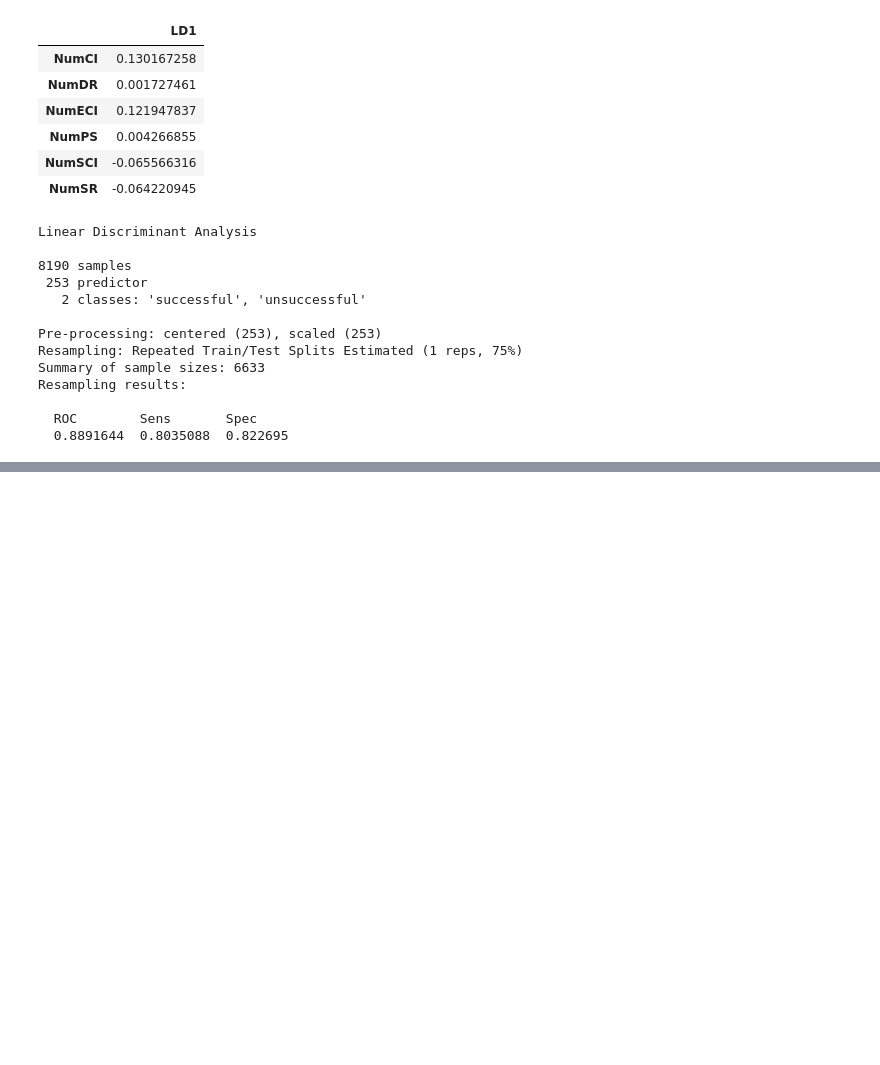
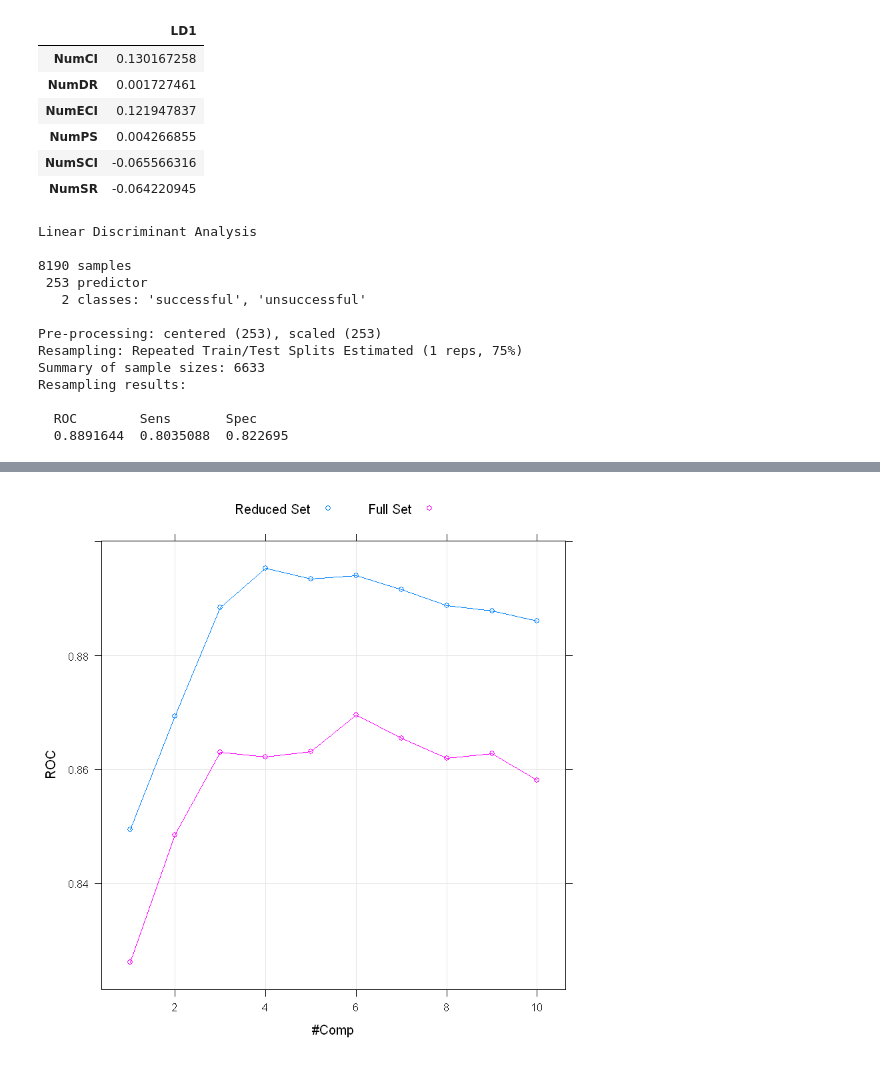
Before and after one commit to Randallzoeng/BookClub, a Jupyter notebook: AppliedPredictiveModeling/Chap. 12 Discriminant Analysis and Other Linear Classification Models.ipynb, the cells around one changed output, grey strips where cells are left out. Cells and saved outputs as stored; diff of their text form; code cells hidden in the pictures; blank space fills up the shorter version.

```diff
--- a/AppliedPredictiveModeling/Chap. 12 Discriminant Analysis and Other Linear Classification Models.ipynb
+++ b/AppliedPredictiveModeling/Chap. 12 Discriminant Analysis and Other Linear Classification Models.ipynb
@@ -354,0 +465,5 @@ pred_prob <- predict(fit_lda_caret,newdata = testing[,reducedSet],type="prob")
+# %%
+pls_reduce <- cbind(fit_plsda_caret$results,Cols="Reduced Set")
+pls_full <- cbind(fit_plsda_full$results,Cols = "Full Set")
+plt_data <- data.frame(rbind(pls_reduce,pls_full))
+head(plt_data)
@@ -354,0 +478,10 @@ pred_prob <- predict(fit_lda_caret,newdata = testing[,reducedSet],type="prob")
+# %%
+library(lattice)
+xyplot(ROC~ncomp,
+      data=plt_data,
+      xlab="#Comp",
+      ylab="ROC",
+      auto.key=list(columns=2),
+      groups=Cols,type=c("o","g"))
+# %% [output]
+[figure, added]
```
Also changed, not shown: parts of 12 cells of this notebook.
